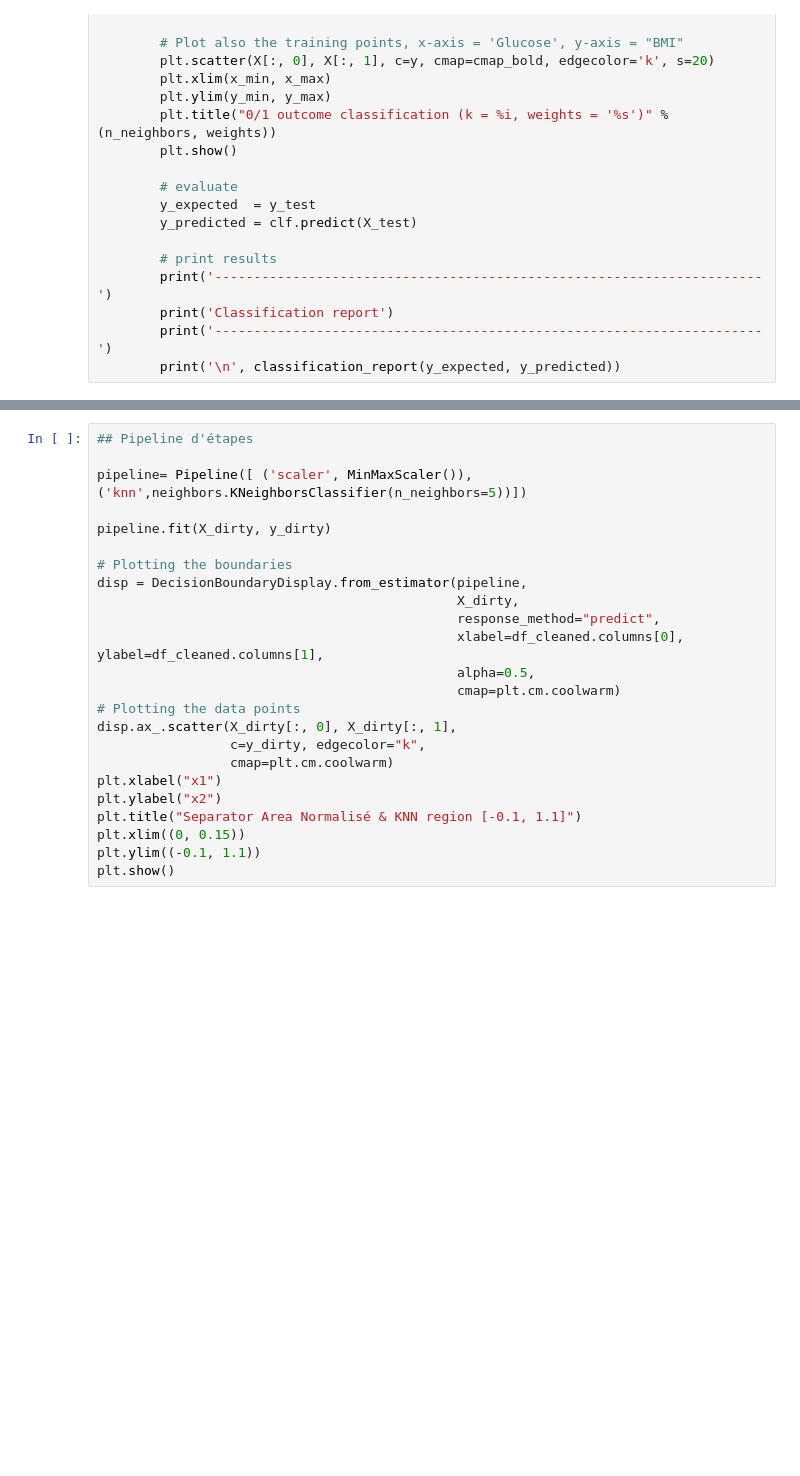
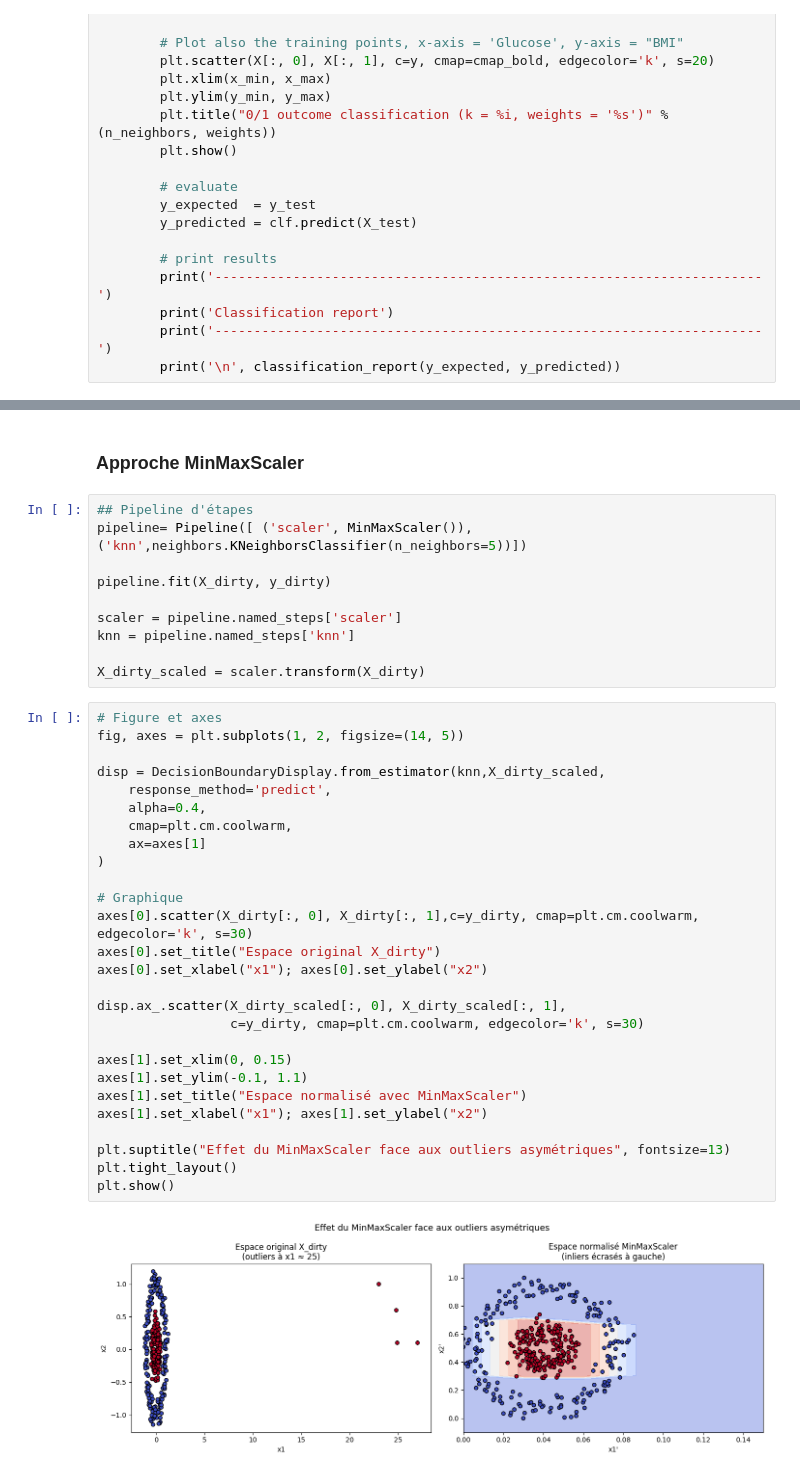
Before and after one commit to Flotauv/Statistic-learning-project, a Jupyter notebook: notebook.ipynb, the cells around one changed output, grey strips where cells are left out. Saved outputs shown, nothing was run; the diff lists cells and outputs as text; blank space fills up the shorter version.

Commit message:
update scale

```diff
--- a/notebook.ipynb
+++ b/notebook.ipynb
@@ -258,28 +359,45 @@ On se place dans le plan affine $$ R^{2} $$
 Ainsi les cellules de Voronoï des outiliers vont n'avoir aucune influence localement sur notre région [-3 , 3] car bloquée par la zone d'influence des autres éléments ayant le label 1
+# %% [markdown]
+### Approche MinMaxScaler
 # %%
 ## Pipeline d'étapes
-
 pipeline= Pipeline([ ('scaler', MinMaxScaler()),('knn',neighbors.KNeighborsClassifier(n_neighbors=5))])
 
 pipeline.fit(X_dirty, y_dirty)
 
-# Plotting the boundaries
-disp = DecisionBoundaryDisplay.from_estimator(pipeline,
-                                              X_dirty,
-                                              response_method="predict",
-                                              xlabel=df_cleaned.columns[0], ylabel=df_cleaned.columns[1],
-                                              alpha=0.5,
-                                              cmap=plt.cm.coolwarm)
-# Plotting the data points
-disp.ax_.scatter(X_dirty[:, 0], X_dirty[:, 1],
-                 c=y_dirty, edgecolor="k",
-                 cmap=plt.cm.coolwarm)
-plt.xlabel("x1")
-plt.ylabel("x2")
-plt.title("Separator Area Normalisé & KNN region [-0.1, 1.1]")
-plt.xlim((0, 0.15))
-plt.ylim((-0.1, 1.1))
-plt.show()
+scaler = pipeline.named_steps['scaler']
+knn = pipeline.named_steps['knn']
+
+X_dirty_scaled = scaler.transform(X_dirty)
+# %%
+# Figure et axes
+fig, axes = plt.subplots(1, 2, figsize=(14, 5))
+
+disp = DecisionBoundaryDisplay.from_estimator(knn,X_dirty_scaled,
+    response_method='predict',
+    alpha=0.4,
+    cmap=plt.cm.coolwarm,
+    ax=axes[1]
+)
+
+# Graphique
+axes[0].scatter(X_dirty[:, 0], X_dirty[:, 1],c=y_dirty, cmap=plt.cm.coolwarm, edgecolor='k', s=30)
+axes[0].set_title("Espace original X_dirty")
+axes[0].set_xlabel("x1"); axes[0].set_ylabel("x2")
+
+disp.ax_.scatter(X_dirty_scaled[:, 0], X_dirty_scaled[:, 1],
+                 c=y_dirty, cmap=plt.cm.coolwarm, edgecolor='k', s=30)
+
+axes[1].set_xlim(0, 0.15)
+axes[1].set_ylim(-0.1, 1.1)
+axes[1].set_title("Espace normalisé avec MinMaxScaler")
+axes[1].set_xlabel("x1"); axes[1].set_ylabel("x2")
+
+plt.suptitle("Effet du MinMaxScaler face aux outliers asymétriques", fontsize=13)
+plt.tight_layout()
+plt.show()
+# %% [output]
+[figure, added]
 # %% [markdown]
 Formule du MinMaxScaler :
 
```
Also changed, not shown: parts of 15 cells of this notebook, 13 other files.
